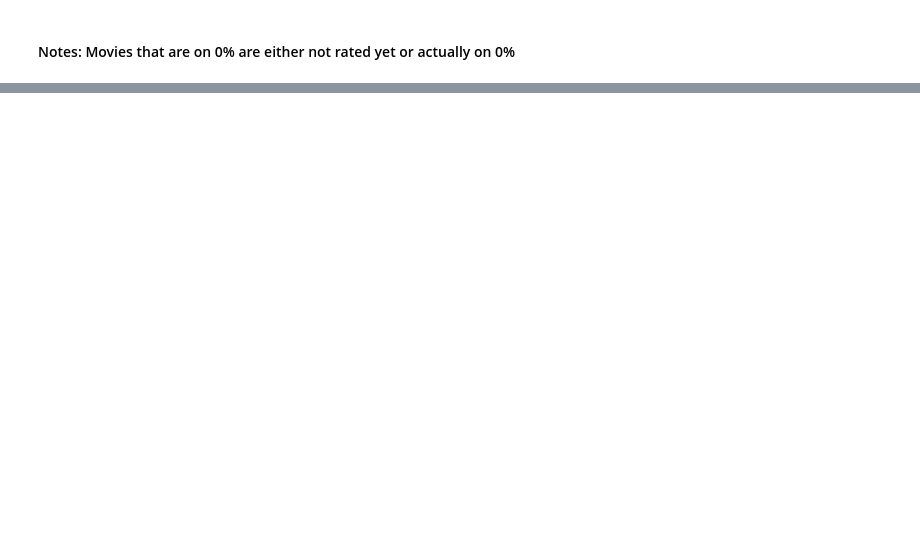
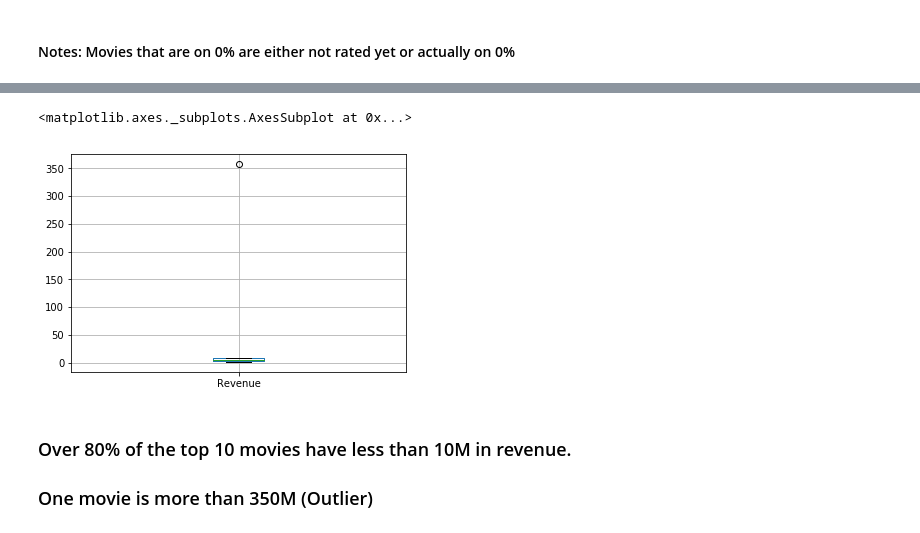
Before and after one commit to IMabuza/rotten_tomatos_scrapper, a Jupyter notebook: rotten_vis.ipynb, the cells around one changed output, grey strips where cells are left out. Saved outputs shown, nothing was run; the diff lists cells and outputs as text; code cells hidden in the pictures; blank space fills up the shorter version.

```diff
--- a/rotten_vis.ipynb
+++ b/rotten_vis.ipynb
@@ -46,0 +69,8 @@ plt.scatter(x,y)
+# %%
+df.boxplot(column=['Revenue'])
+# %% [output]
+<matplotlib.axes._subplots.AxesSubplot at 0x...>
+[figure, added]
+# %% [markdown]
+### Over 80% of the top 10 movies have less than 10M in revenue.
+### One movie is more than 350M (Outlier)
```
Also changed, not shown: parts of 10 cells of this notebook, 3 other files.
